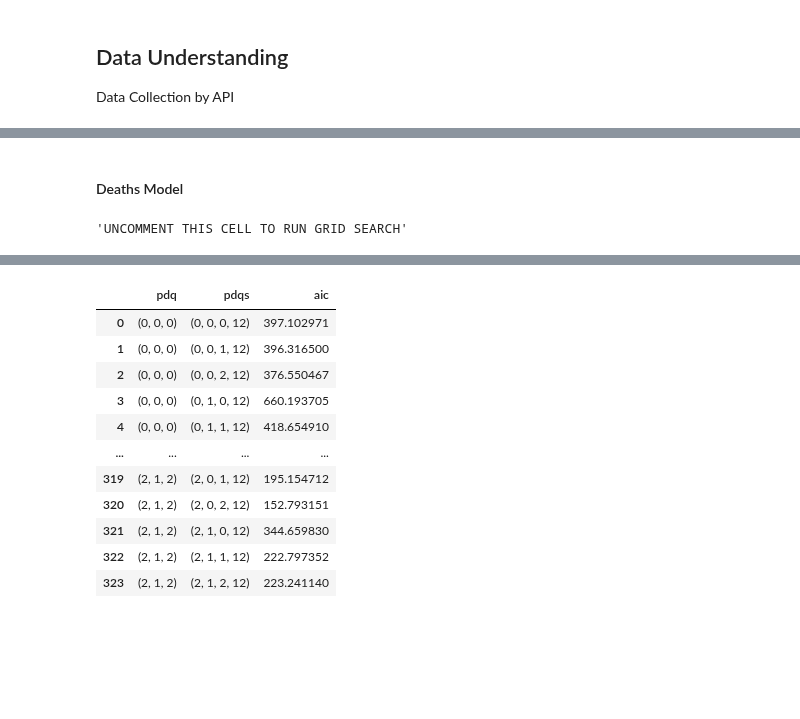
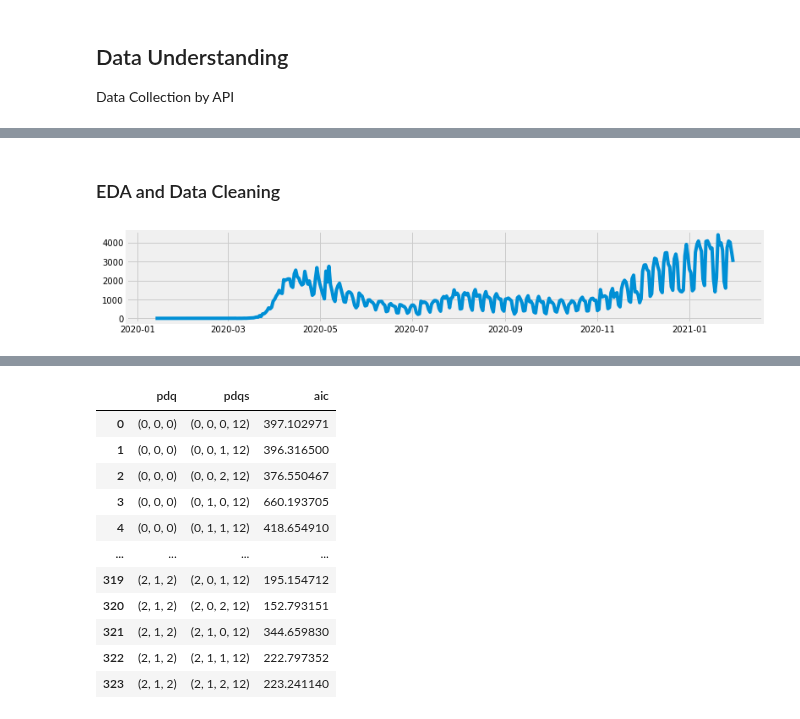
Before and after one commit to ghcn345/Coronavirus-Prediction, a Jupyter notebook: project_coronavirus.ipynb, the cells around one changed output, grey strips where cells are left out. Drawn from its saved outputs; the diff is of its cells as text; code cells hidden in the pictures; blank space fills up the shorter version.

```diff
--- a/project_coronavirus.ipynb
+++ b/project_coronavirus.ipynb
@@ -333,30 +14,0 @@ pdqs = [(x[0], x[1], x[2], 12) for x in list(itertools.product(p, d, q))]
-# %% [markdown]
-#### Deaths Model
-# %%
-"""UNCOMMENT THIS CELL TO RUN GRID SEARCH"""
-# # Run a grid with pdq and seasonal pdq parameters calculated above and get the best AIC value
-# ans = []
-# for comb in pdq:
-#     for combs in pdqs:
-#         try:
-#             mod = SARIMAX(deaths_data_minus_roll_mean,
-#                             order=comb,
-#                             seasonal_order=combs,
-#                             enforce_stationarity=False,
-#                             enforce_invertibility=False)
-
-#             output = mod.fit()
-#             ans.append([comb, combs, output.aic])
-#             print('ARIMA {} x {}12 : AIC Calculated ={}'.format(comb, combs, output.aic))
-#         except:
-#             continue
-
-# # Find the parameters with minimal AIC value
-# ans_df = pd.DataFrame(ans, columns=['pdq', 'pdqs', 'aic'])
-
-# # pickle grid parameters
-# pickle_out = open("death_grid.pickle","wb")
-# pickle.dump(ans_df, pickle_out)
-# pickle_out.close()
-# %% [output]
-'UNCOMMENT THIS CELL TO RUN GRID SEARCH'
@@ -362,0 +40,2 @@ pdqs = [(x[0], x[1], x[2], 12) for x in list(itertools.product(p, d, q))]
+# %% [markdown]
+### EDA and Data Cleaning
@@ -362,0 +51,16 @@ pdqs = [(x[0], x[1], x[2], 12) for x in list(itertools.product(p, d, q))]
+# %%
+# construct seperate dataframes per target variable
+deaths = pd.DataFrame(df.deathIncrease, index=df.index)
+
+# drop nan values from the start of each target dataframe
+deaths.dropna(inplace=True)
+
+# add one to all values of zero for log transforms
+deaths['deathIncrease'] = np.where(deaths.deathIncrease == 0, 1, deaths.deathIncrease)
+
+# plot target variables
+plt.figure(figsize=(12,2))
+plt.plot(deaths)
+plt.show()
+# %% [output]
+[figure, added]
```
Also changed, not shown: parts of 88 cells of this notebook.
